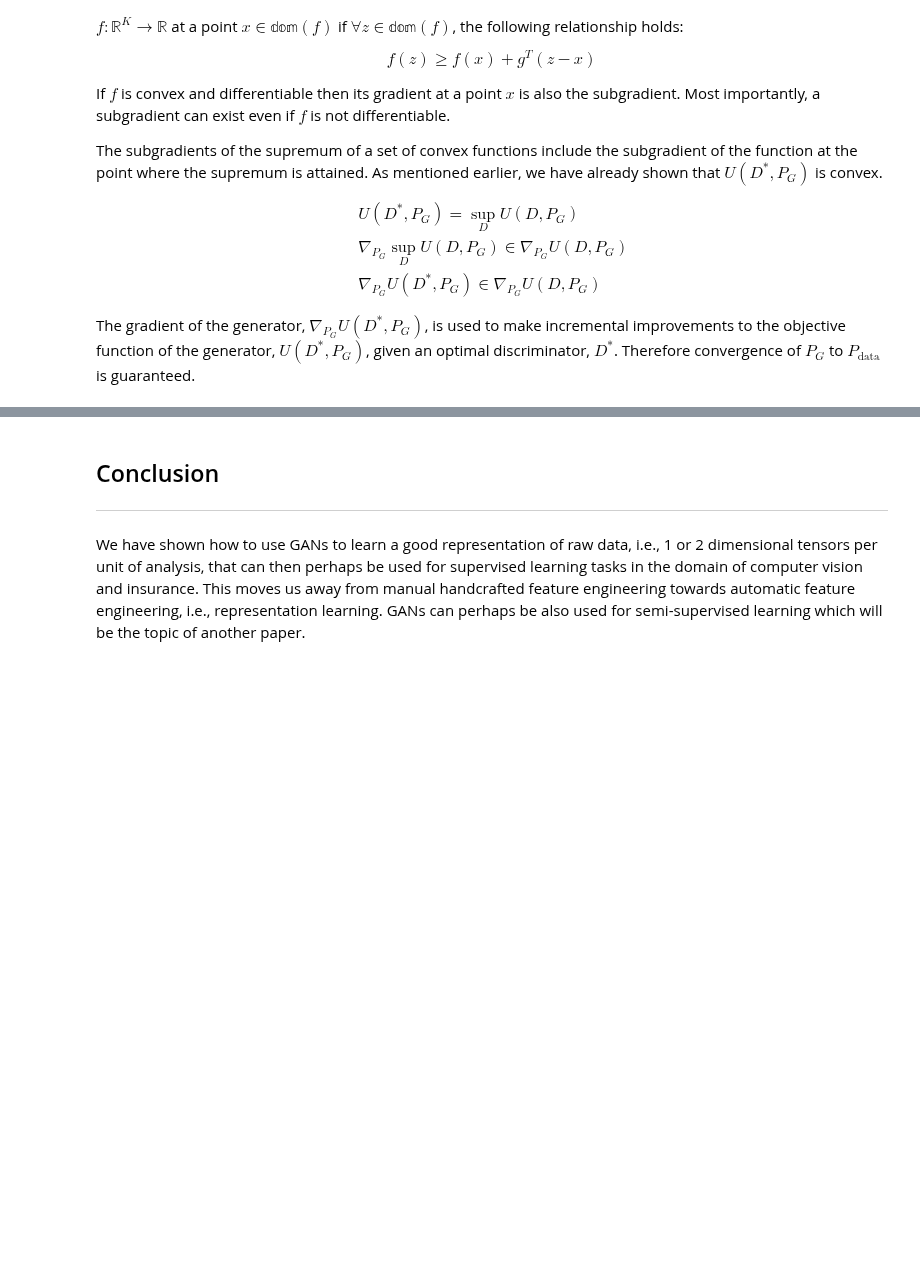
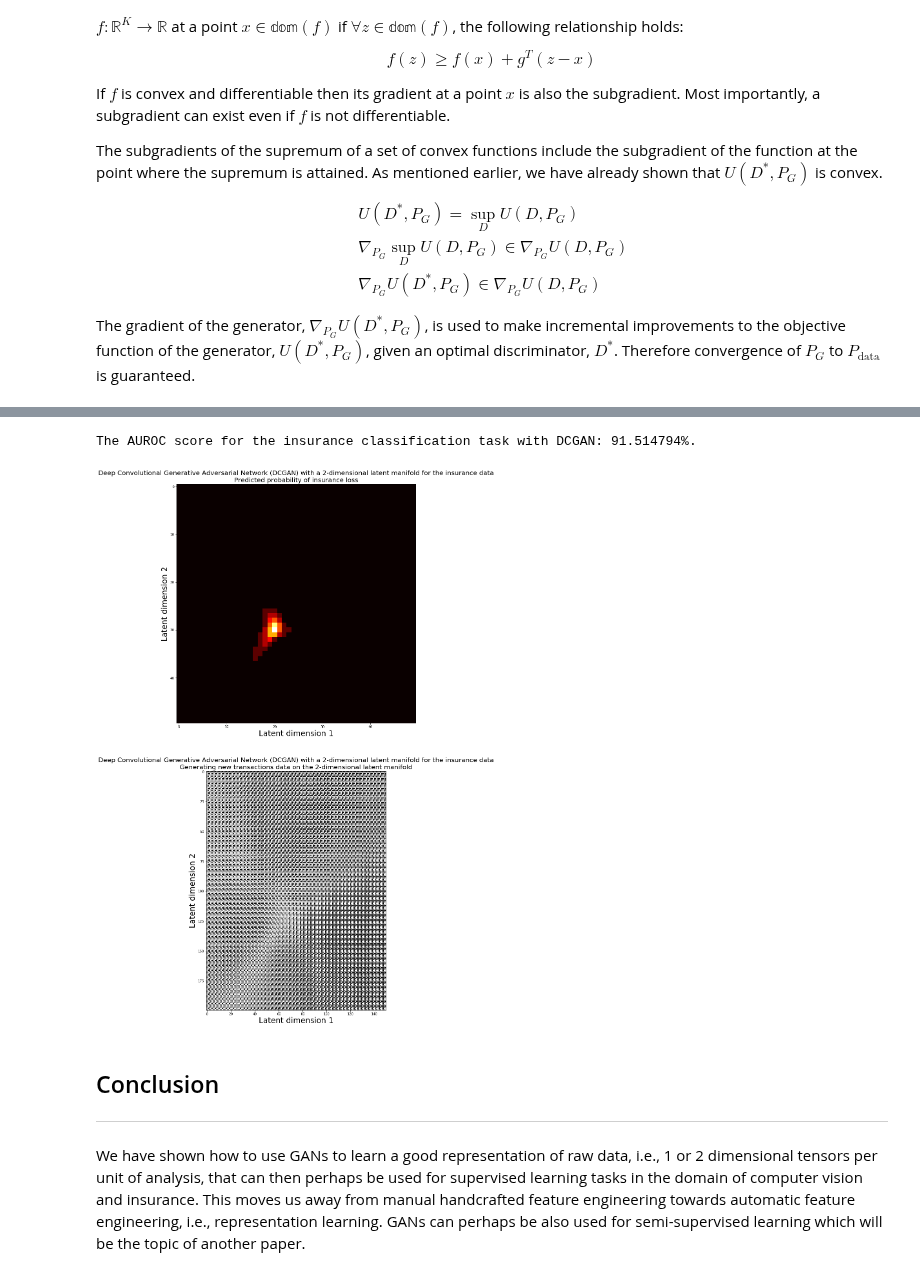
Before and after one commit to hamaadshah/gan_deeplearning4j, a Jupyter notebook: Python/gan.ipynb, the cells around one changed output, grey strips where cells are left out. Drawn from its saved outputs; the diff is of its cells as text; code cells hidden in the pictures; blank space fills up the shorter version.

Commit message:
Added insurance example.

```diff
--- a/Python/gan.ipynb
+++ b/Python/gan.ipynb
@@ -515,3 +428,41 @@ if should_we_run:
+# %%
+output_path = "/Users/samson/Projects/gan_deeplearning4j/outputs/insurance/"
+out_feat = pd.read_csv(filepath_or_buffer=output_path + "insurance_test_predictions_180.csv",
+                       header=None)
+auroc_dcgan_ins = roc_auc_score(y_true=y_test,
+                                y_score=out_feat,
+                                average="weighted")
+print("The AUROC score for the insurance classification task with DCGAN: %.6f%%." % (auroc_dcgan_ins * 100))
+# %% [output]
+The AUROC score for the insurance classification task with DCGAN: 91.514794%.
+# %%
+out = pd.read_csv(filepath_or_buffer=output_path + "insurance_out_180.csv", header=None)
+out_pred = pd.read_csv(filepath_or_buffer=output_path + "insurance_out_pred_180.csv", header=None)
+
+n = 50
+figure = np.zeros((n_time_periods * n, n_transaction_types * n))
+plot_preds = np.zeros((n, n))
+counter = 0
+for i in range(n):
+    for j in range(n):
+        figure[i * n_time_periods: (i + 1) * n_time_periods, j * n_transaction_types: (j + 1) * n_transaction_types] = out.iloc[counter].reshape(n_time_periods, n_transaction_types)
+        plot_preds[i: (i + 1), j: (j + 1)] = out_pred.iloc[counter]
+        counter = counter + 1
+
+fig = plt.figure(figsize=(20, 30))
+fig.add_subplot(2, 1, 1)
+plt.imshow(plot_preds, cmap="hot_r")
+plt.title("Deep Convolutional Generative Adversarial Network (DCGAN) with a 2-dimensional latent manifold for the insurance data\nPredicted probability of insurance loss", fontsize=20)
+plt.xlabel("Latent dimension 1", fontsize=24)
+plt.ylabel("Latent dimension 2", fontsize=24)
+fig.add_subplot(2, 1, 2)
+plt.imshow(figure, cmap="Greys")
+plt.title("Deep Convolutional Generative Adversarial Network (DCGAN) with a 2-dimensional latent manifold for the insurance data\nGenerating new transactions data on the 2-dimensional latent manifold", fontsize=20)
+plt.xlabel("Latent dimension 1", fontsize=24)
+plt.ylabel("Latent dimension 2", fontsize=24)
+plt.savefig(fname="DCGAN_Generated_Lattices.png")
+# %% [output]
+[figure, added]
 # %% [markdown]
 ## Conclusion
 
```
Also changed, not shown: parts of 4 cells of this notebook, 7 other files.
